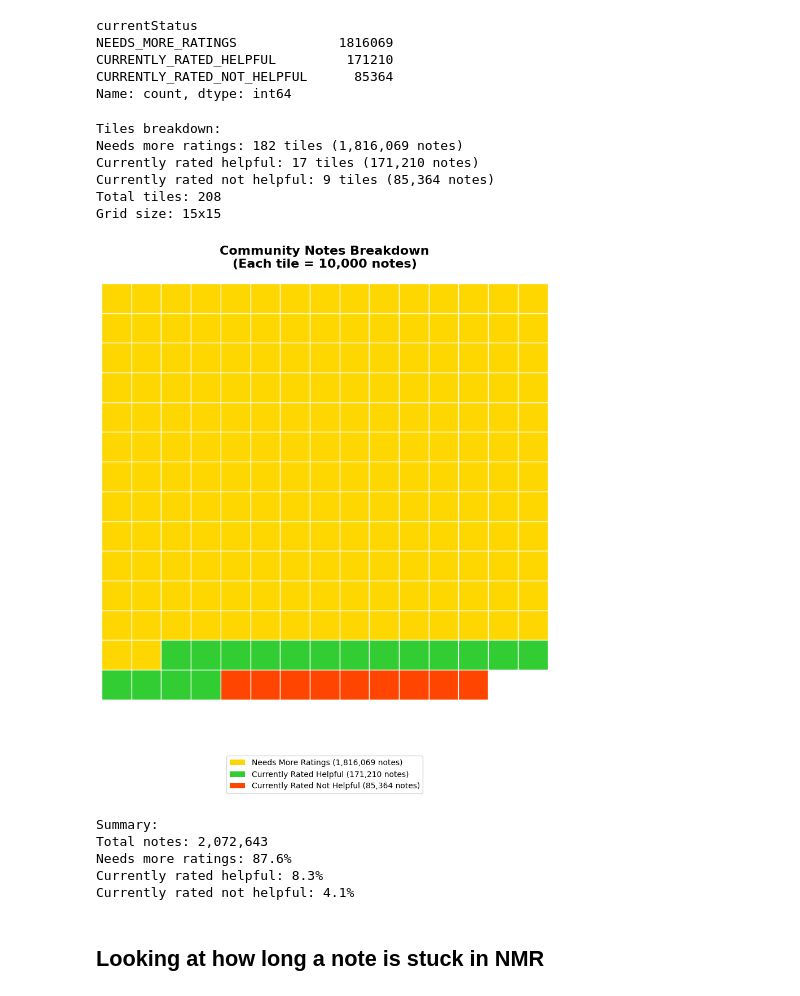
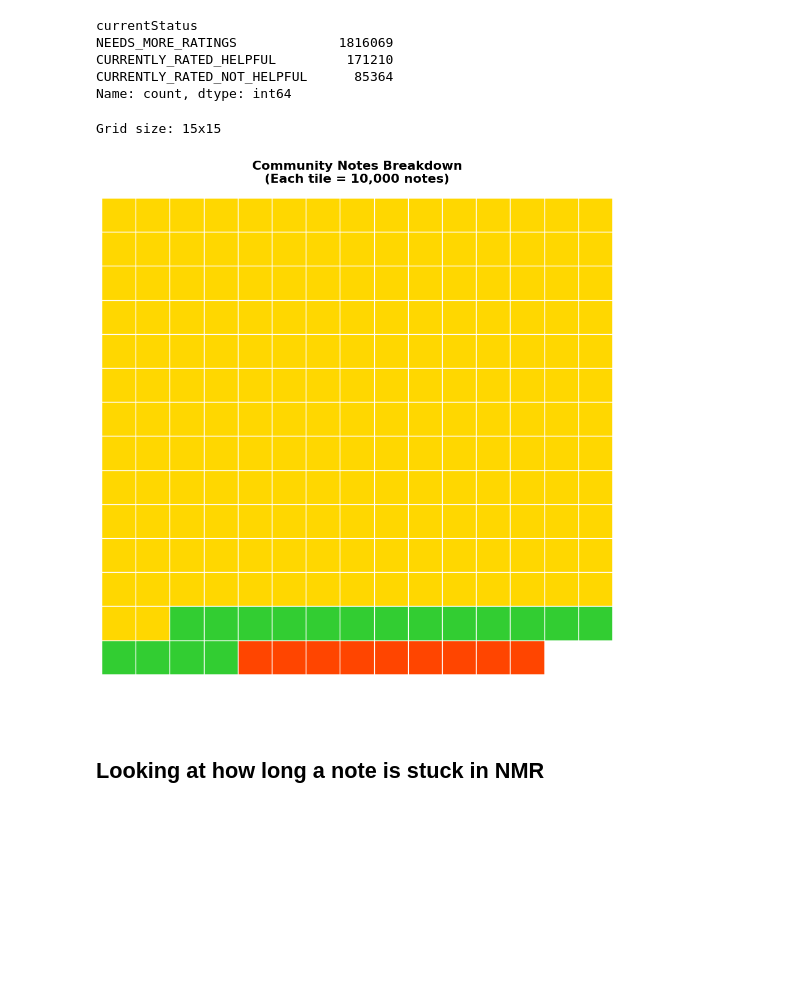
Before and after one commit to hazel-gandhi/infowarfare-analysis, a Jupyter notebook: tow_analysis.ipynb, the cells around one changed output. Saved outputs shown, nothing was run; the diff lists cells and outputs as text; code cells hidden in the pictures; blank space fills up the shorter version.

```diff
--- a/tow_analysis.ipynb
+++ b/tow_analysis.ipynb
@@ -33,12 +33,6 @@ tiles_helpful = round(currently_rated_helpful / 10000)
 tiles_not_helpful = round(currently_rated_not_helpful / 10000)
 
 total_tiles = tiles_needs_more + tiles_helpful + tiles_not_helpful
-
-print(f"Tiles breakdown:")
-print(f"Needs more ratings: {tiles_needs_more} tiles ({needs_more_ratings:,} notes)")
-print(f"Currently rated helpful: {tiles_helpful} tiles ({currently_rated_helpful:,} notes)")
-print(f"Currently rated not helpful: {tiles_not_helpful} tiles ({currently_rated_not_helpful:,} notes)")
-print(f"Total tiles: {total_tiles}")
 
 # Calculate grid dimensions (aim for roughly square)
 grid_size = int(np.ceil(np.sqrt(total_tiles)))
@@ -77,65 +71,34 @@ colors = {
 
 # Plot each tile
 for i in range(grid_size):
     for j in range(grid_size):
         value = waffle_grid[i, j]
         color = colors[value]
 
         # Draw rectangle for each tile
         rect = plt.Rectangle((j, grid_size-1-i), 1, 1,
                            facecolor=color,
                            edgecolor='white',
                            linewidth=1.0)
         ax.add_patch(rect)
 
 # Customize the plot
 ax.set_xlim(0, grid_size)
 ax.set_ylim(0, grid_size)
 ax.set_aspect('equal')
 ax.axis('off')
 
 # Add title
 plt.title('Community Notes Breakdown\n(Each tile = 10,000 notes)',
           fontsize=16, fontweight='bold', pad=20)
 
 # Create legend
-from matplotlib.patches import Patch
-legend_elements = [
-    Patch(facecolor='#FFD700', label=f'Needs More Ratings ({needs_more_ratings:,} notes)'),
-    Patch(facecolor='#32CD32', label=f'Currently Rated Helpful ({currently_rated_helpful:,} notes)'),
-    Patch(facecolor='#FF4500', label=f'Currently Rated Not Helpful ({currently_rated_not_helpful:,} notes)')
-]
-
-plt.legend(handles=legend_elements,
-          loc='upper center',
-          bbox_to_anchor=(0.5, -0.05),
-          ncol=1,
-          frameon=True,
-          fontsize=10)
 
 plt.tight_layout()
 plt.show()
-
-# Print summary statistics
-total_notes = needs_more_ratings + currently_rated_helpful + currently_rated_not_helpful
-print(f"\nSummary:")
-print(f"Total notes: {total_notes:,}")
-print(f"Needs more ratings: {needs_more_ratings/total_notes*100:.1f}%")
-print(f"Currently rated helpful: {currently_rated_helpful/total_notes*100:.1f}%")
-print(f"Currently rated not helpful: {currently_rated_not_helpful/total_notes*100:.1f}%")
 # %% [output]
-Tiles breakdown:
-Needs more ratings: 182 tiles (1,816,069 notes)
-Currently rated helpful: 17 tiles (171,210 notes)
-Currently rated not helpful: 9 tiles (85,364 notes)
-Total tiles: 208
 Grid size: 15x15
-[figure, old version]
+[figure, new version]
-Summary:
-Total notes: 2,072,643
-Needs more ratings: 87.6%
-Currently rated helpful: 8.3%
-Currently rated not helpful: 4.1%
 # %% [markdown]
 ## Looking at how long a note is stuck in NMR
 # %%
```
Also changed, not shown: 2 other files.
